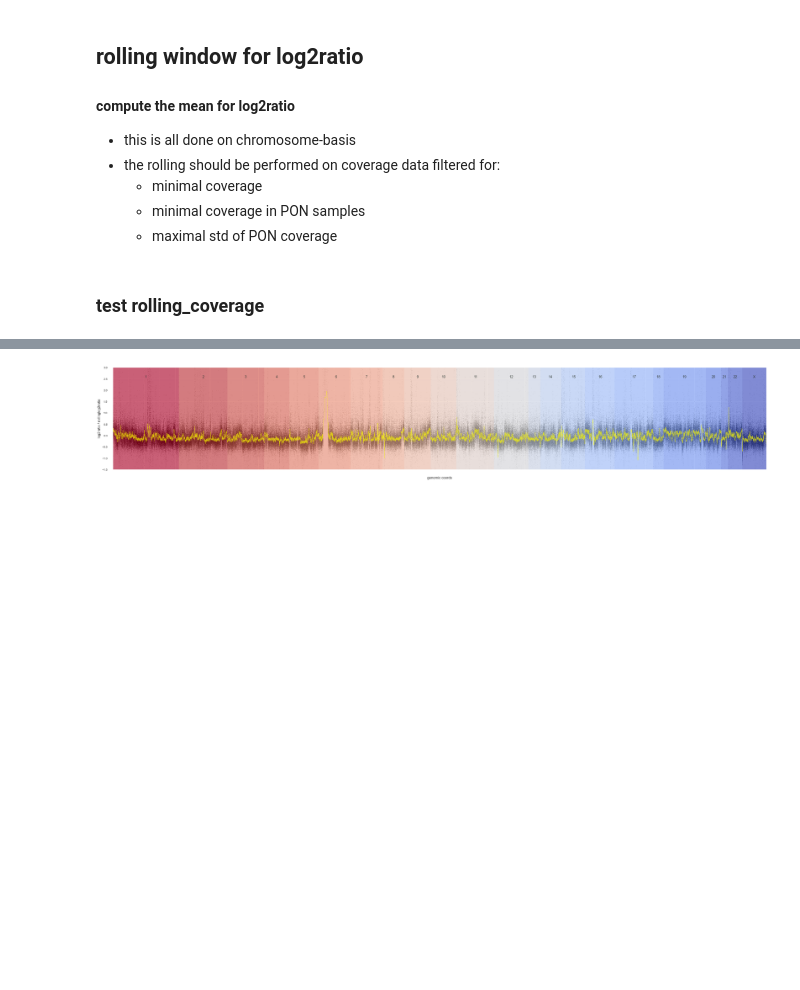
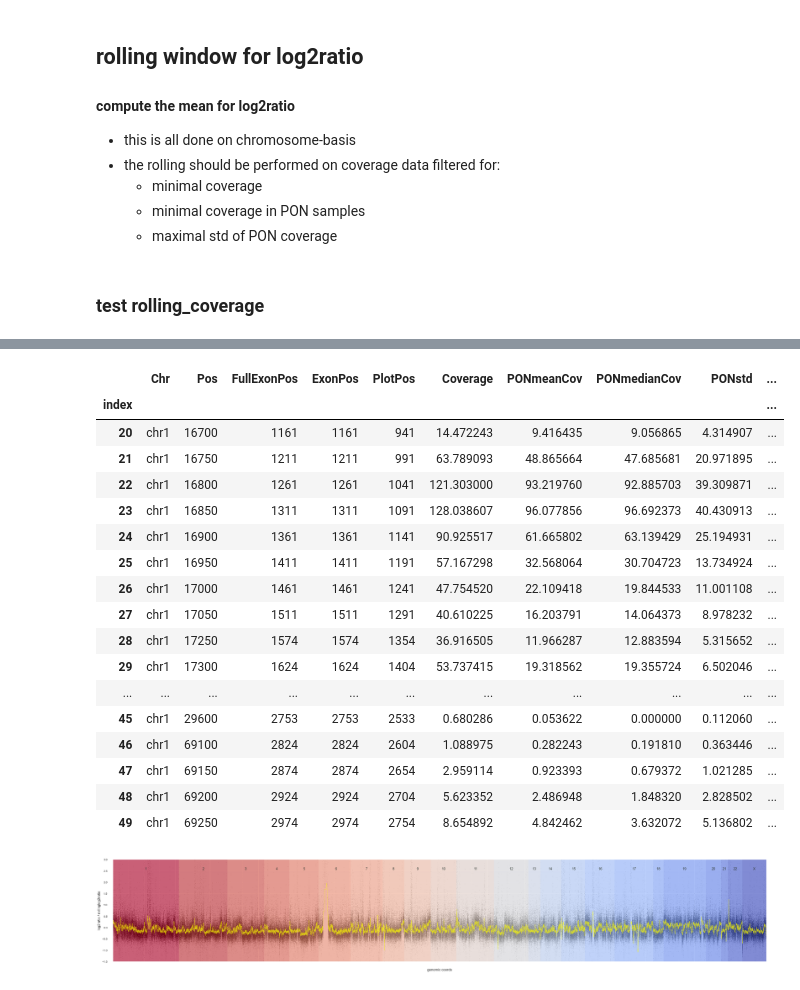
Before and after one commit to Mar111tiN/myCNV, a Jupyter notebook: nb/addRollingCoverage.ipynb, the cells around one changed output, grey strips where cells are left out. Cells and saved outputs as stored; diff of their text form; code cells hidden in the pictures; blank space fills up the shorter version.

Commit message:
fix Coverage error

```diff
--- a/nb/addRollingCoverage.ipynb
+++ b/nb/addRollingCoverage.ipynb
@@ -278,31 +292,3 @@ def rolling_coverage(cov_df, config):
         chrom_dfs.append(chrom_df)
     df = pd.concat(chrom_dfs).sort_values('FullExonPos')
     return df
-# %%
-########### CONFIG ##################
-# put all the parameters for the rolling into a dict
-# needs to contain:
-# - filter criteria for the data to be used for rolling
-# - the actual data columns with
-#   - and interpolation size
-config = {
-    'debug': True, # also export the left and right rolling window values (L/R)
-    'diff_exp': 4, # the exponent for the diff function --> higher values make steeper peaks
-    'coverage': {
-        'filter': dict(
-            min_cov = 0,
-            min_PON_cov = 1,
-            max_PON_std = 1000,
-        ),
-        'normalize':False,
-        'expand':0.5, # after interpolation of rolling data from filtered df into full df, interpolate missing data within this fraction of window size, set 0 if no interpolation is wanted
-        'data': {
-            'log2ratio': {
-                'mean':250
-            }
-        }
-    }
-}
-
-cov2_df = rolling_coverage(cov_df, config)
-cov2_df[20:50]
@@ -328,3 +295,27 @@ cov2_df[20:50]
+# %%
+
+
+cov2_df = rolling_coverage(df, config)
+cov2_df[20:50]
+# %% [output]
+|  | Chr | Pos | FullExonPos | ExonPos | PlotPos | Coverage | PONmeanCov | PONmedianCov | PONstd | ... |
+| index |  |  |  |  |  |  |  |  |  | ... |
+| 20 | chr1 | 16700 | 1161 | 1161 | 941 | 14.472243 | 9.416435 | 9.056865 | 4.314907 | ... |
+| 21 | chr1 | 16750 | 1211 | 1211 | 991 | 63.789093 | 48.865664 | 47.685681 | 20.971895 | ... |
+| 22 | chr1 | 16800 | 1261 | 1261 | 1041 | 121.303000 | 93.219760 | 92.885703 | 39.309871 | ... |
+| 23 | chr1 | 16850 | 1311 | 1311 | 1091 | 128.038607 | 96.077856 | 96.692373 | 40.430913 | ... |
+| 24 | chr1 | 16900 | 1361 | 1361 | 1141 | 90.925517 | 61.665802 | 63.139429 | 25.194931 | ... |
+| 25 | chr1 | 16950 | 1411 | 1411 | 1191 | 57.167298 | 32.568064 | 30.704723 | 13.734924 | ... |
+| 26 | chr1 | 17000 | 1461 | 1461 | 1241 | 47.754520 | 22.109418 | 19.844533 | 11.001108 | ... |
+| 27 | chr1 | 17050 | 1511 | 1511 | 1291 | 40.610225 | 16.203791 | 14.064373 | 8.978232 | ... |
+| 28 | chr1 | 17250 | 1574 | 1574 | 1354 | 36.916505 | 11.966287 | 12.883594 | 5.315652 | ... |
+| 29 | chr1 | 17300 | 1624 | 1624 | 1404 | 53.737415 | 19.318562 | 19.355724 | 6.502046 | ... |
+| ... | ... | ... | ... | ... | ... | ... | ... | ... | ... | ... |
+| 45 | chr1 | 29600 | 2753 | 2753 | 2533 | 0.680286 | 0.053622 | 0.000000 | 0.112060 | ... |
+| 46 | chr1 | 69100 | 2824 | 2824 | 2604 | 1.088975 | 0.282243 | 0.191810 | 0.363446 | ... |
+| 47 | chr1 | 69150 | 2874 | 2874 | 2654 | 2.959114 | 0.923393 | 0.679372 | 1.021285 | ... |
+| 48 | chr1 | 69200 | 2924 | 2924 | 2704 | 5.623352 | 2.486948 | 1.848320 | 2.828502 | ... |
+| 49 | chr1 | 69250 | 2974 | 2974 | 2754 | 8.654892 | 4.842462 | 3.632072 | 5.136802 | ... |
 # %%
 log2mean = dict(
         title='rollinglog2ratio',
```
Also changed, not shown: parts of 17 cells of this notebook, 6 other files.
